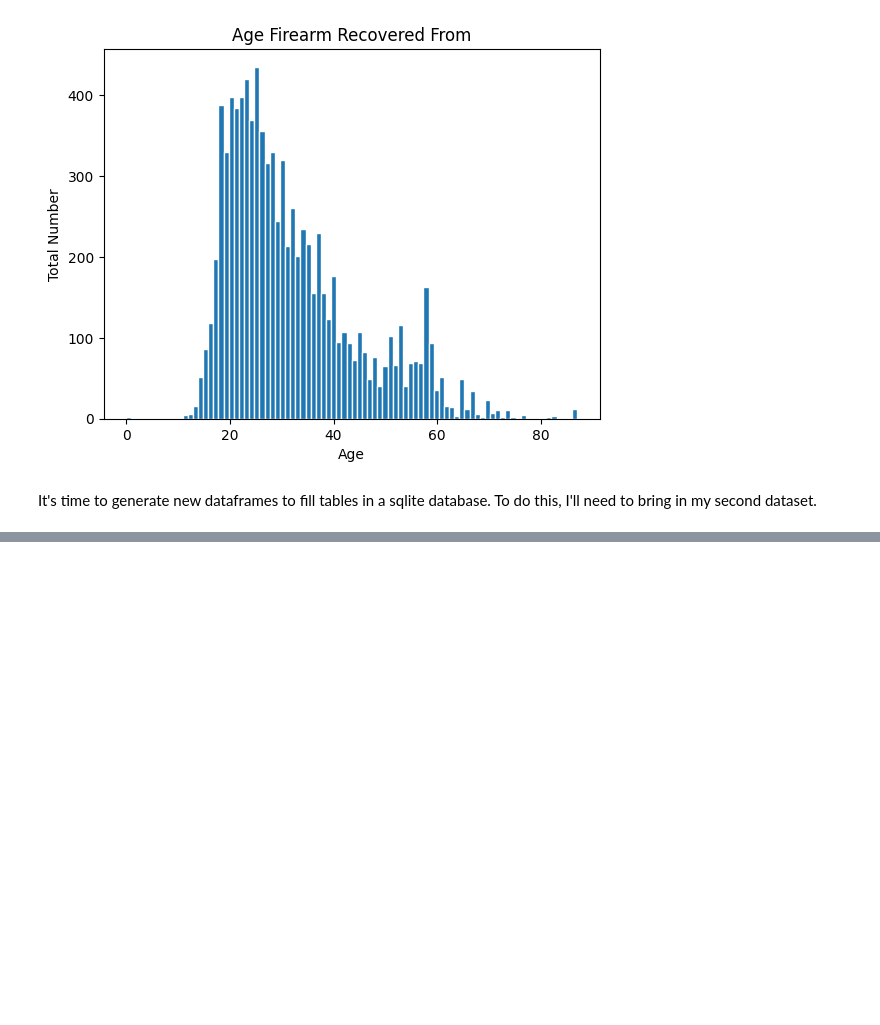
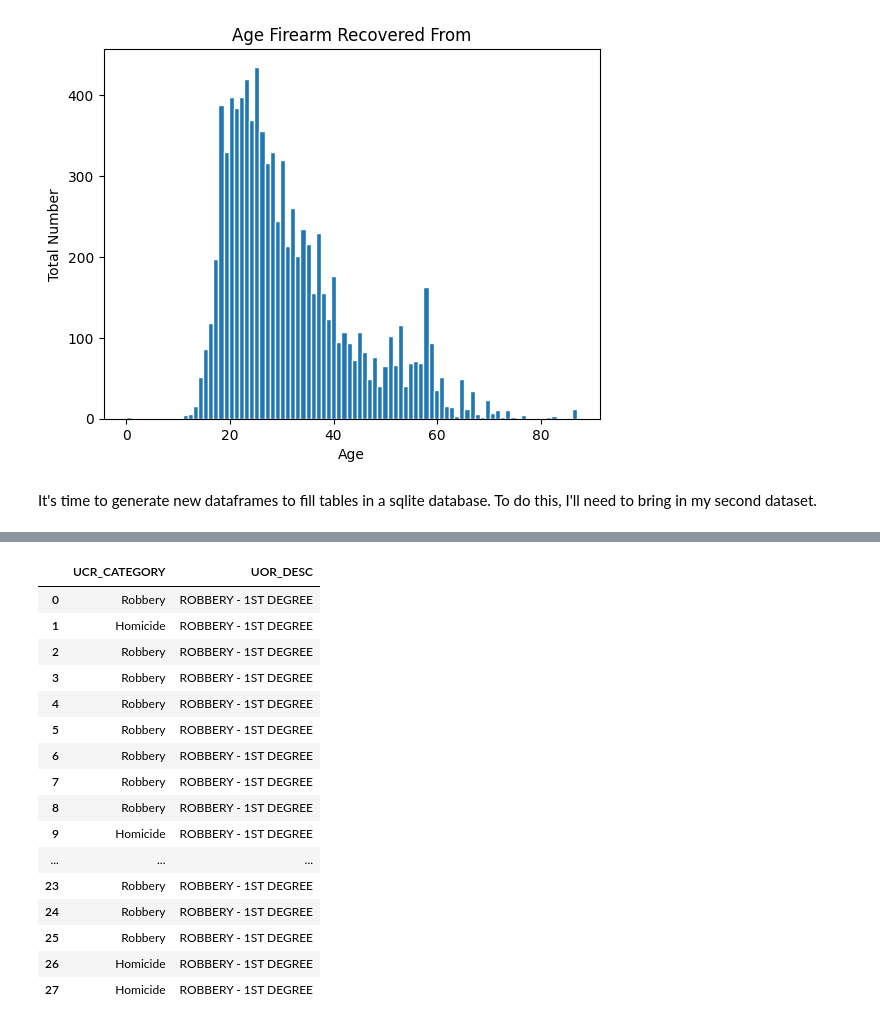
Before and after one commit to btrush01/Recovered_Firearms, a Jupyter notebook: Notebooks/Exploratory_Data_Analysis.ipynb, the cells around one changed output, grey strips where cells are left out. Saved outputs shown, nothing was run; the diff lists cells and outputs as text; code cells hidden in the pictures; blank space fills up the shorter version.

Commit message:
Fixed tables, and corrected SQL query mistakes

```diff
--- a/Notebooks/Exploratory_Data_Analysis.ipynb
+++ b/Notebooks/Exploratory_Data_Analysis.ipynb
@@ -722,10 +817,30 @@ FileNotFoundError: [Errno 2] No such file or directory: 'Data/Louisville_Metro_K
 # %%
 # Select the UCR_Category and UOR_Description of attempted crimes from 2016 where a firearm was recovered.
 query1 = """
-    SELECT rfr.UCR_CATEGORY, noc.UOR_DESC,
+    SELECT
+        rfr.UCR_CATEGORY,
+        noc.UOR_DESC
     FROM Reason_For_Recovery rfr
     INNER JOIN Nature_of_Crime noc
-    ON rfr.INCIDENT_NUMBER = noc.INCIDENT_NUMBER
+        ON rfr.INCIDENT_NUMBER = noc.INCIDENT_NUMBER
     WHERE noc.ATT_COMP = "ATTEMPTED";
 """
-pd.read_sql(query1, connection)
+pd.read_sql(query1, conn)
+# %% [output]
+|  | UCR_CATEGORY | UOR_DESC |
+| 0 | Robbery | ROBBERY - 1ST DEGREE |
+| 1 | Homicide | ROBBERY - 1ST DEGREE |
+| 2 | Robbery | ROBBERY - 1ST DEGREE |
+| 3 | Robbery | ROBBERY - 1ST DEGREE |
+| 4 | Robbery | ROBBERY - 1ST DEGREE |
+| 5 | Robbery | ROBBERY - 1ST DEGREE |
+| 6 | Robbery | ROBBERY - 1ST DEGREE |
+| 7 | Robbery | ROBBERY - 1ST DEGREE |
+| 8 | Robbery | ROBBERY - 1ST DEGREE |
+| 9 | Homicide | ROBBERY - 1ST DEGREE |
+| ... | ... | ... |
+| 23 | Robbery | ROBBERY - 1ST DEGREE |
+| 24 | Robbery | ROBBERY - 1ST DEGREE |
+| 25 | Robbery | ROBBERY - 1ST DEGREE |
+| 26 | Homicide | ROBBERY - 1ST DEGREE |
+| 27 | Homicide | ROBBERY - 1ST DEGREE |
```
Also changed, not shown: parts of 10 cells of this notebook, 6 other files.
